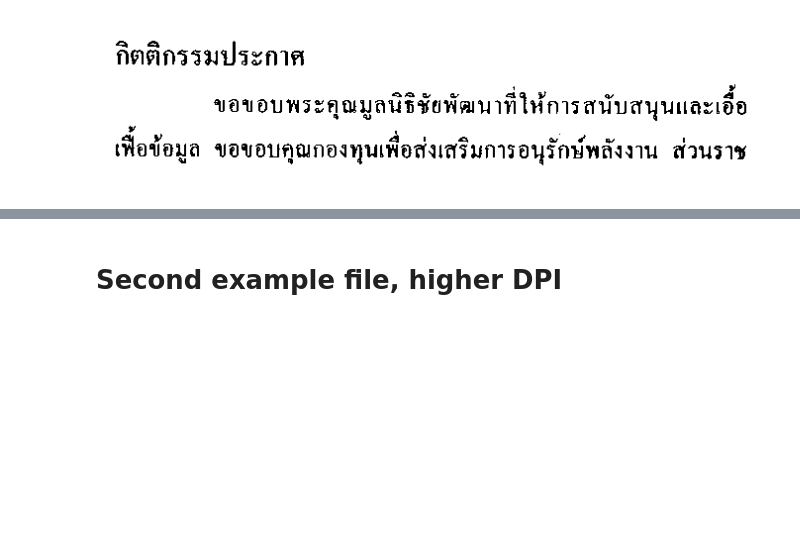
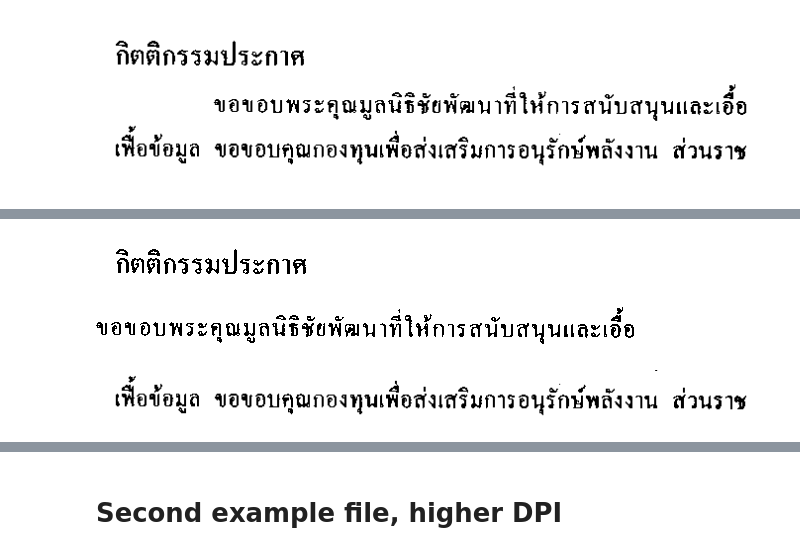
Before and after one commit to andmikey/Thai-and-English-OCR, a Jupyter notebook: assignment_code/test_opencv.ipynb, the cells around one changed output, grey strips where cells are left out. Drawn from its saved outputs; the diff is of its cells as text; code cells hidden in the pictures; blank space fills up the shorter version.

```diff
--- a/assignment_code/test_opencv.ipynb
+++ b/assignment_code/test_opencv.ipynb
@@ -34,3 +44,26 @@ z4
+# %%
+# Get bounding boxes
+rowcontours = cv.findContours(morph, cv.RETR_EXTERNAL, cv.CHAIN_APPROX_SIMPLE)
+rowcontours = rowcontours[0] if len(rowcontours) == 2 else rowcontours[1]
+
+rows = []
+
+for rowcntr in rowcontours:
+    xr,yr,wr,hr = cv.boundingRect(rowcntr)
+
+    if hr > 15:
+        rows.append((xr, yr-14, xr+wr, yr+hr+10))
+        # display(z4.crop((xr, yr, xr+wr, yr+hr)))
+
+# Sort the rows
+rows.sort(key=lambda x: x[1])
+
+for row in rows:
+    display(z4.crop(row))
+# %% [output]
+[figure, added]
+[figure, added]
+[figure, added]
 # %%
 contours, _ = cv.findContours(np.array(z4), cv.RETR_TREE, cv.CHAIN_APPROX_SIMPLE)
 print(len(contours))
```
Also changed, not shown: parts of 7 cells of this notebook.
